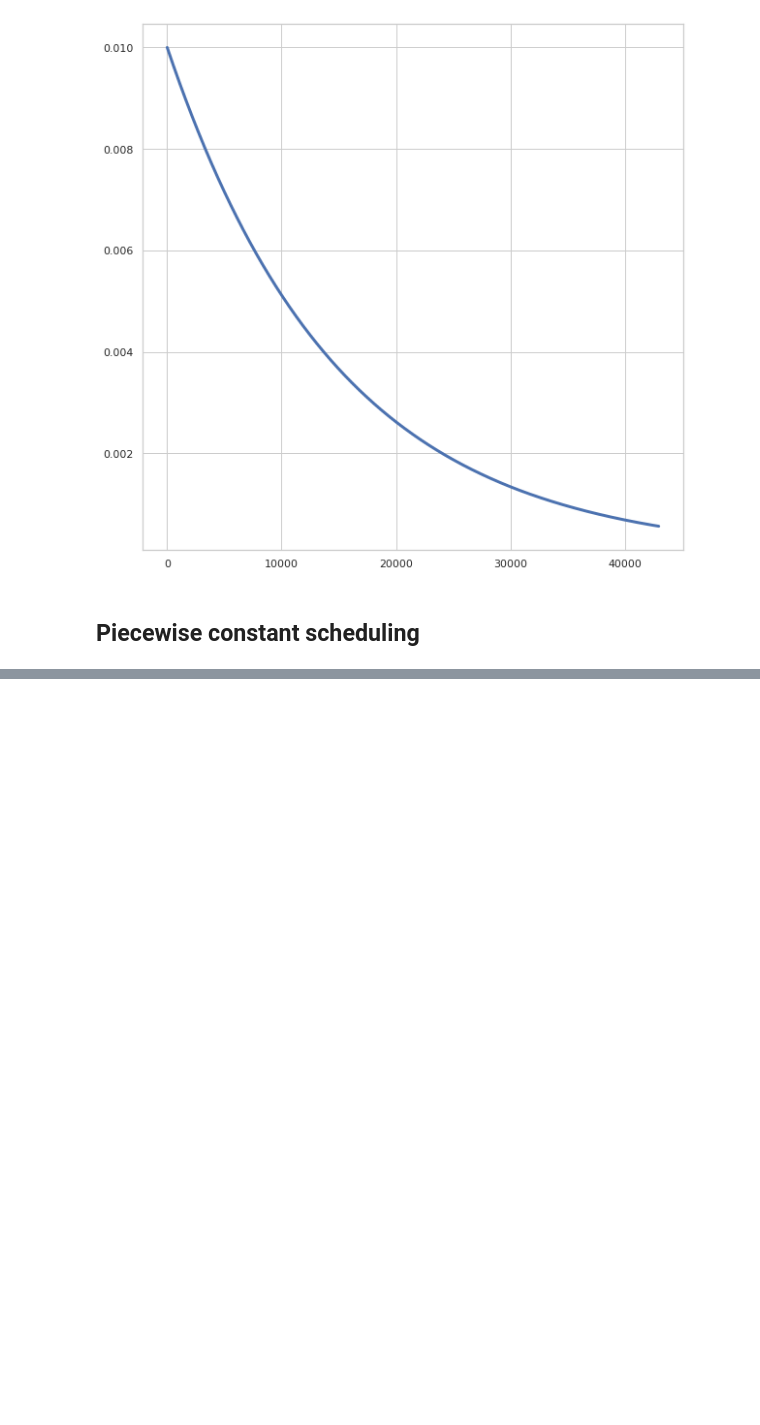
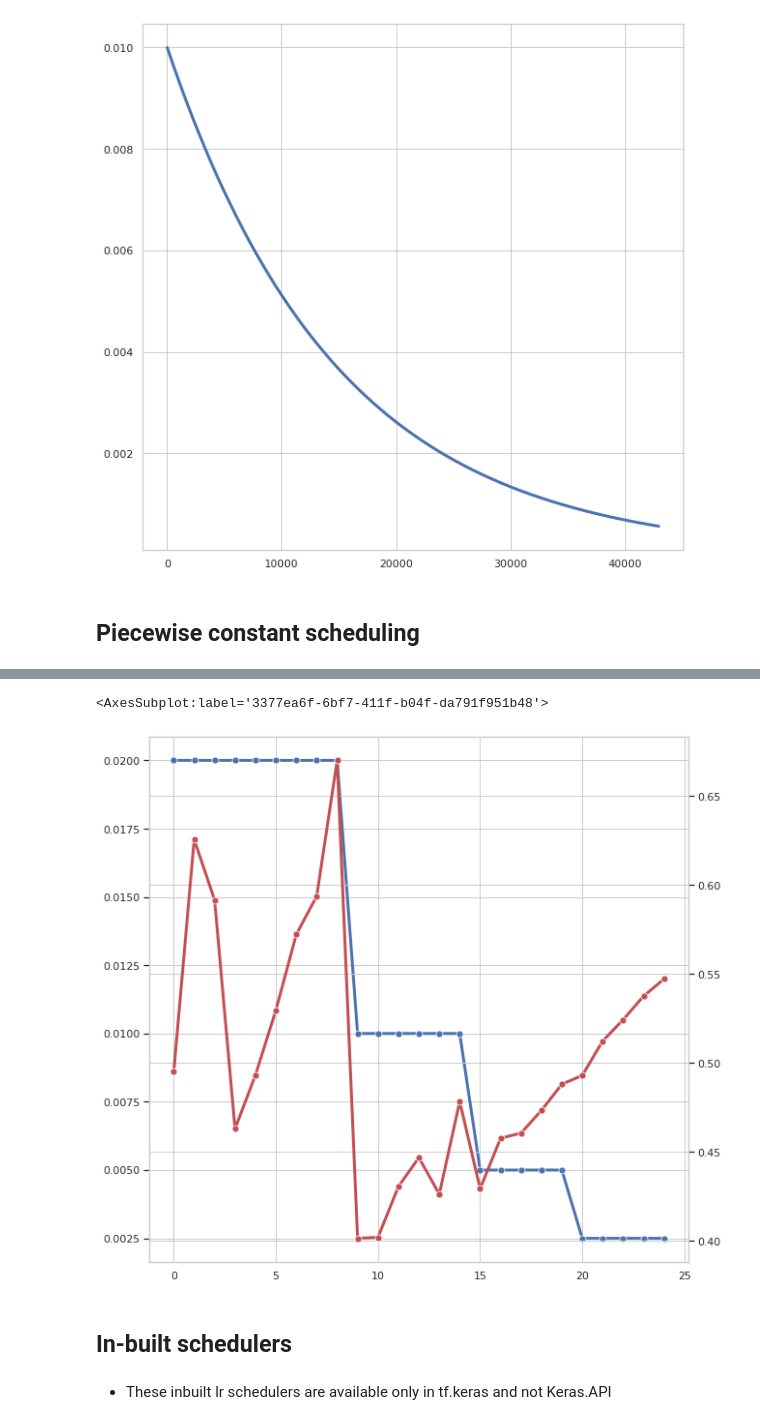
Before and after one commit to Gokul-S-Kumar/Hands-on-ML, a Jupyter notebook: Chapter 11 Training Deep NN/Learning rate scheduling.ipynb, the cells around one changed output, grey strips where cells are left out. Drawn from its saved outputs; the diff is of its cells as text; code cells hidden in the pictures; blank space fills up the shorter version.

```diff
--- a/Chapter 11 Training Deep NN/Learning rate scheduling.ipynb
+++ b/Chapter 11 Training Deep NN/Learning rate scheduling.ipynb
@@ -275,0 +434,12 @@ sns.lineplot(x = steps, y = lr(steps, 0.01), linewidth = 3)
+# %%
+plt.figure(figsize = (10,10))
+sns.lineplot(data = df_metrics.lr, linewidth = 3, marker = 'o', markersize = 7)
+plt.gca().twinx()
+sns.lineplot(data = df_metrics.val_loss, color = 'r', linewidth = 3, marker = 'o', markersize = 7)
+# %% [output]
+<AxesSubplot:label='3377ea6f-6bf7-411f-b04f-da791f951b48'>
+[figure, added]
+# %% [markdown]
+## In-built schedulers
+# %% [markdown]
+- These inbuilt lr schedulers are available only in tf.keras and not Keras.API
```
Also changed, not shown: parts of 69 cells of this notebook.
